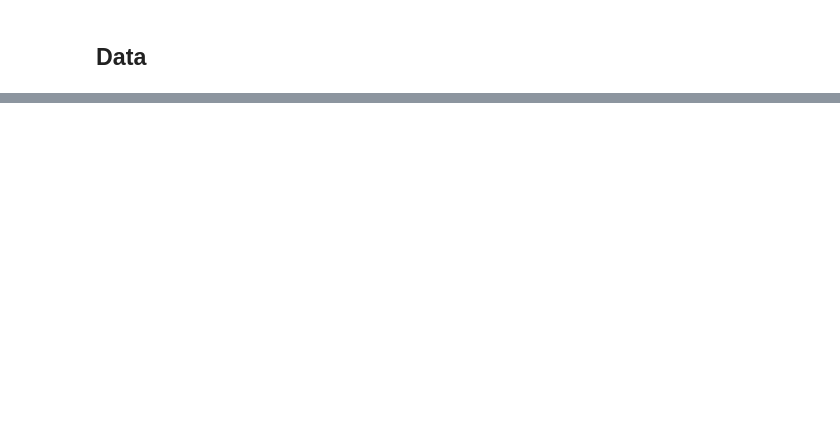
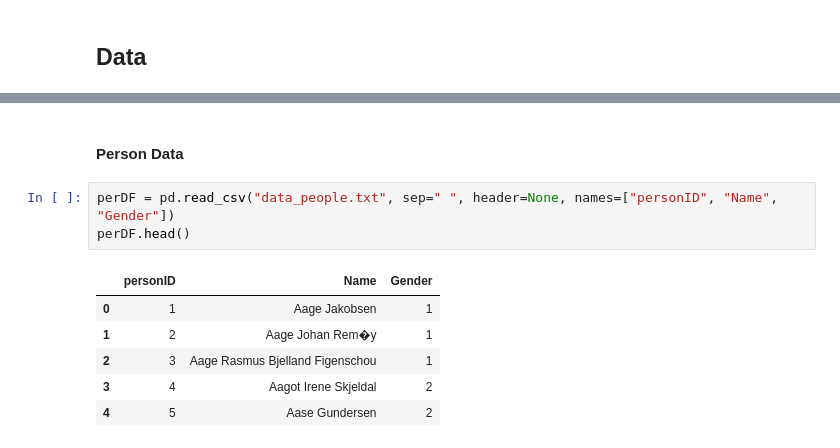
Before and after one commit to ajp619/is620_2modeNet, a Jupyter notebook: 2modeNet.ipynb, the cells around one changed output, grey strips where cells are left out. Drawn from its saved outputs; the diff is of its cells as text; blank space fills up the shorter version.

```diff
--- a/2modeNet.ipynb
+++ b/2modeNet.ipynb
@@ -23,0 +47,12 @@ First we need to clean this up a bit. Our data file contains two columns, the fi
+# %% [markdown]
+#### Person Data
+# %%
+perDF = pd.read_csv("data_people.txt", sep=" ", header=None, names=["personID", "Name", "Gender"])
+perDF.head()
+# %% [output]
+|  | personID | Name | Gender |
+| 0 | 1 | Aage Jakobsen | 1 |
+| 1 | 2 | Aage Johan Rem�y | 1 |
+| 2 | 3 | Aage Rasmus Bjelland Figenschou | 1 |
+| 3 | 4 | Aagot Irene Skjeldal | 2 |
+| 4 | 5 | Aase Gundersen | 2 |
```
Also changed, not shown: parts of 21 cells of this notebook.
